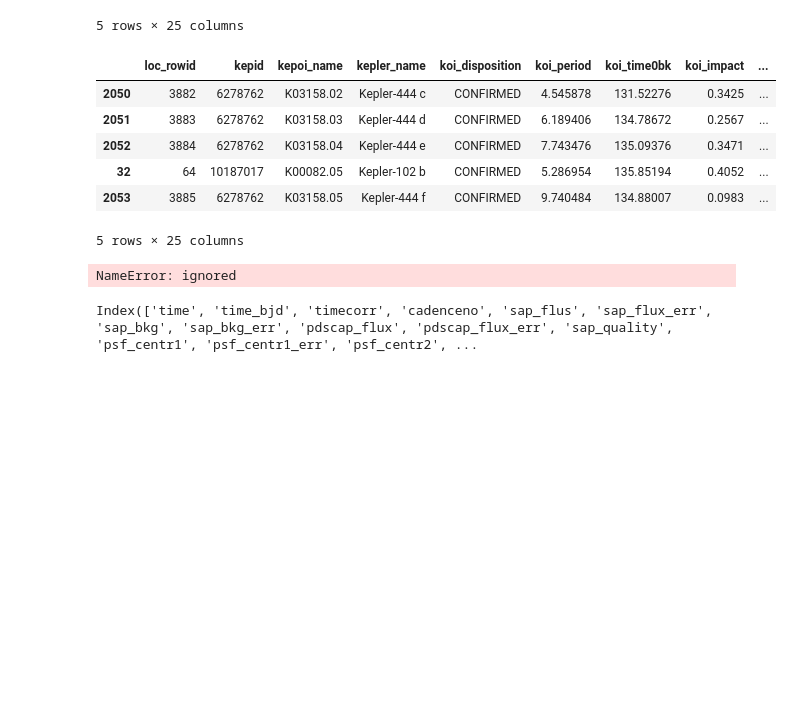
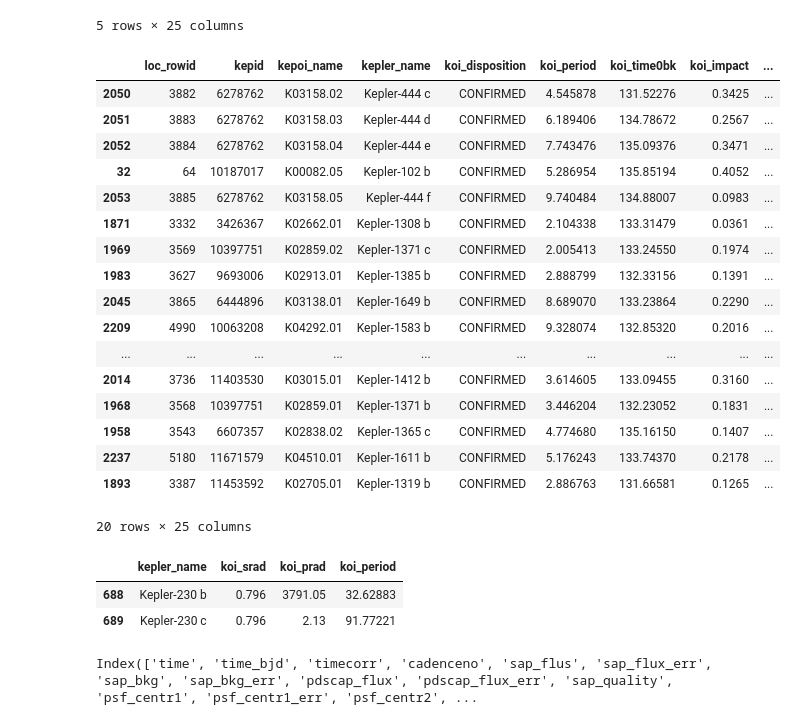
Before and after one commit to jazzathoth/DataStorytelling_ProjectRepo, a Jupyter notebook: planets_visualizations.ipynb, the cells around one changed output. Cells and saved outputs as stored; diff of their text form; code cells hidden in the pictures; blank space fills up the shorter version.

```diff
--- a/planets_visualizations.ipynb
+++ b/planets_visualizations.ipynb
@@ -238,16 +289,23 @@ largest20.head()
 | 1023 | 1647 | 8564587 | K01270.02 | Kepler-57 c | CONFIRMED | 11.609071 | 133.99432 | 1.5079 | ... |
 5 rows × 25 columns
 # %%
-smallest20.head()
+smallest20.head(20)
 # %% [output]
 |  | loc_rowid | kepid | kepoi_name | kepler_name | koi_disposition | koi_period | koi_time0bk | koi_impact | ... |
 | 2050 | 3882 | 6278762 | K03158.02 | Kepler-444 c | CONFIRMED | 4.545878 | 131.52276 | 0.3425 | ... |
 | 2051 | 3883 | 6278762 | K03158.03 | Kepler-444 d | CONFIRMED | 6.189406 | 134.78672 | 0.2567 | ... |
 | 2052 | 3884 | 6278762 | K03158.04 | Kepler-444 e | CONFIRMED | 7.743476 | 135.09376 | 0.3471 | ... |
 | 32 | 64 | 10187017 | K00082.05 | Kepler-102 b | CONFIRMED | 5.286954 | 135.85194 | 0.4052 | ... |
 | 2053 | 3885 | 6278762 | K03158.05 | Kepler-444 f | CONFIRMED | 9.740484 | 134.88007 | 0.0983 | ... |
+| 1871 | 3332 | 3426367 | K02662.01 | Kepler-1308 b | CONFIRMED | 2.104338 | 133.31479 | 0.0361 | ... |
+| 1969 | 3569 | 10397751 | K02859.02 | Kepler-1371 c | CONFIRMED | 2.005413 | 133.24550 | 0.1974 | ... |
+| 1983 | 3627 | 9693006 | K02913.01 | Kepler-1385 b | CONFIRMED | 2.888799 | 132.33156 | 0.1391 | ... |
+| 2045 | 3865 | 6444896 | K03138.01 | Kepler-1649 b | CONFIRMED | 8.689070 | 133.23864 | 0.2290 | ... |
+| 2209 | 4990 | 10063208 | K04292.01 | Kepler-1583 b | CONFIRMED | 9.328074 | 132.85320 | 0.2016 | ... |
+| ... | ... | ... | ... | ... | ... | ... | ... | ... | ... |
+| 2014 | 3736 | 11403530 | K03015.01 | Kepler-1412 b | CONFIRMED | 3.614605 | 133.09455 | 0.3160 | ... |
+| 1968 | 3568 | 10397751 | K02859.01 | Kepler-1371 b | CONFIRMED | 3.446204 | 132.23052 | 0.1831 | ... |
+| 1958 | 3543 | 6607357 | K02838.02 | Kepler-1365 c | CONFIRMED | 4.774680 | 135.16150 | 0.1407 | ... |
+| 2237 | 5180 | 11671579 | K04510.01 | Kepler-1611 b | CONFIRMED | 5.176243 | 133.74370 | 0.2178 | ... |
+| 1893 | 3387 | 11453592 | K02705.01 | Kepler-1319 b | CONFIRMED | 2.886763 | 131.66581 | 0.1265 | ... |
-5 rows × 25 columns
+20 rows × 25 columns
-# %%
-big_lil
-# %% [output]
-NameError: ignored
@@ -254,3 +315,9 @@ NameError: ignored
+# %%
+big_data[['kepler_name','koi_srad','koi_prad','koi_period']]
+# %% [output]
+|  | kepler_name | koi_srad | koi_prad | koi_period |
+| 688 | Kepler-230 b | 0.796 | 3791.05 | 32.62883 |
+| 689 | Kepler-230 c | 0.796 | 2.13 | 91.77221 |
 # %%
 lpl_vars[0].columns
 # %% [output]
```
Also changed, not shown: parts of 12 cells of this notebook.
